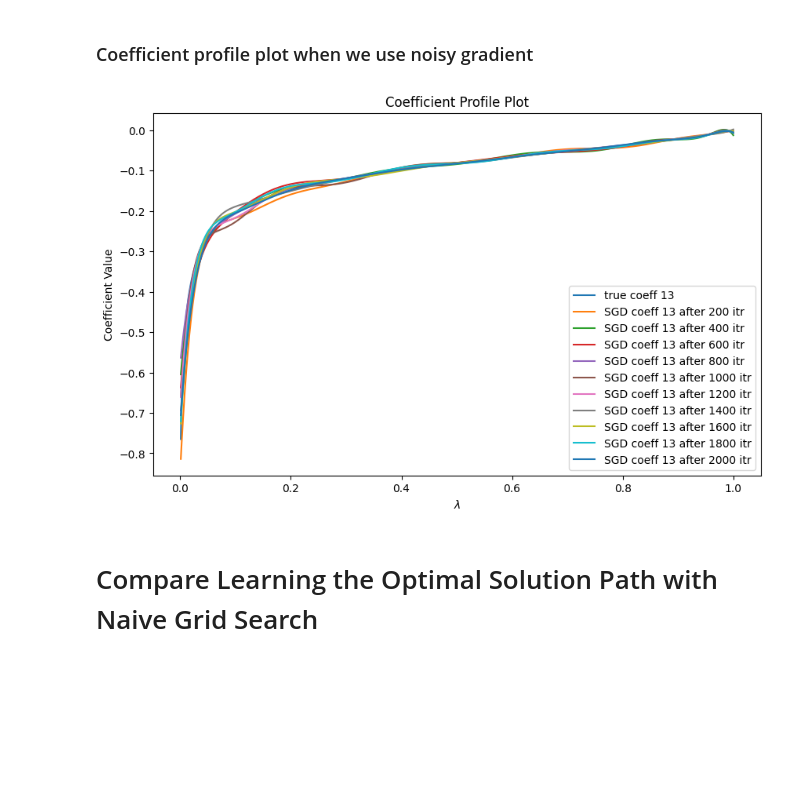
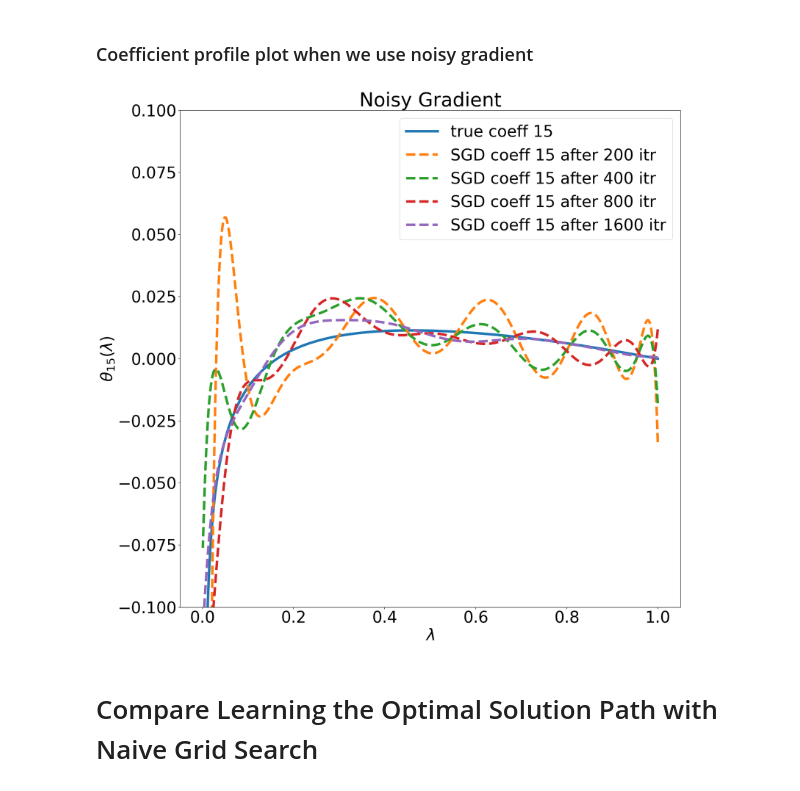
Before and after one commit to Cumberkid/Learning-the-Optimal-Solution-Path, a Jupyter notebook: Learning_the_Optimal_Solution_Path_vs_Naive_Grid_Search_using_PyTorch.ipynb, the cells around one changed output. Drawn from its saved outputs; the diff is of its cells as text; code cells hidden in the pictures; blank space fills up the shorter version.

```diff
--- a/Learning_the_Optimal_Solution_Path_vs_Naive_Grid_Search_using_PyTorch.ipynb
+++ b/Learning_the_Optimal_Solution_Path_vs_Naive_Grid_Search_using_PyTorch.ipynb
@@ -501,13 +684,14 @@ num_grid = 2**10
 delta_lam = (lam_max - lam_min)/num_grid
 lambdas = torch.arange(lam_max, lam_min, (-1)*delta_lam)
 # %%
-coeff_index = 13
+coeff_index = 15
 # %% [markdown]
 #### Coefficient plot when we use exact gradient.
 # %%
 # build the model
 basis_dim = 13
-epoch = 5000
+trace = 500
+epoch = trace * (2**3)
 lr = 0.5**6
 
 np.random.seed(8675309)
@@ -518,7 +702,8 @@ optimizer.zero_grad()
 thetas_SGD_history = []
 for t in range(epoch):
     SGD.train_SGD(GD_data_loader, model, criterion, optimizer)
-    if (t+1) % 500 == 0:
+    if (t+1) == trace:
+        trace = 2*trace
         thetas_SGD = []
         for lam in lambdas:
             thetas_SGD.append(model(lam).data.cpu().detach().numpy())
@@ -530,19 +715,21 @@ thetas_SGD.shape
 (1024, 31)
 # %%
 # Create a Matplotlib plot
-plt.figure(figsize=(10, 6))
-plt.plot(lambdas, true_thetas[:,coeff_index], label=f'true coeff {coeff_index}')
+plt.figure(figsize=(18, 18))
+plt.plot(lambdas, true_thetas[:,coeff_index], linewidth=5, label=f'true coeff {coeff_index}')
 
 for i in range(0, len(thetas_SGD_history)):
-    plt.plot(lambdas, thetas_SGD_history[i][:,coeff_index], label=f'SGD coeff {coeff_index} after {(i+1)*500} itr')
+    plt.plot(lambdas, thetas_SGD_history[i][:,coeff_index], '--', linewidth=5, label=f'SGD coeff {coeff_index} after {500*(2**i)} itr')
 
 
 # Set plot labels and title
 # plt.xscale('log')  # Log scale for the x-axis
 plt.xlabel('$\\lambda$')
-plt.ylabel('Coefficient Value')
-plt.title('Coefficient Profile Plot')
+plt.ylabel('$\\theta_{15}(\\lambda)$')
 
+plt.title('Exact Gradient')
+
+plt.ylim(-0.1, 0.1)
 # Add legend
 plt.legend()
 
@@ -555,7 +742,8 @@ plt.show()
 # %%
 # build the model
 basis_dim = 13
-epoch = 2000
+trace = 200
+epoch = trace * (2**3)
 alpha = 1
 
 np.random.seed(8675309)
@@ -570,7 +758,8 @@ for t in range(epoch):
     for param_group in optimizer.param_groups:
         param_group['lr'] = lr
     SGD.train_SGD(SGD_data_loader, model, criterion, optimizer)
-    if (t+1) % 200 == 0:
+    if (t+1) == trace:
+        trace = 2*trace
         thetas_SGD = []
         for lam in lambdas:
             thetas_SGD.append(model(lam).data.cpu().detach().numpy())
@@ -578,26 +767,27 @@ for t in range(epoch):
         thetas_SGD_history.append(thetas_SGD)
 # %%
 # Create a Matplotlib plot
-plt.figure(figsize=(10, 6))
-plt.plot(lambdas, true_thetas[:,coeff_index], label=f'true coeff {coeff_index}')
+plt.figure(figsize=(18, 18))
+plt.plot(lambdas, true_thetas[:,coeff_index], linewidth=5, label=f'true coeff {coeff_index}')
 
 for i in range(0, len(thetas_SGD_history)):
-    plt.plot(lambdas, thetas_SGD_history[i][:,coeff_index], label=f'SGD coeff {coeff_index} after {(i+1)*200} itr')
+    plt.plot(lambdas, thetas_SGD_history[i][:,coeff_index], '--', linewidth=5, label=f'SGD coeff {coeff_index} after {200*(2**i)} itr')
 
 
 # Set plot labels and title
 # plt.xscale('log')  # Log scale for the x-axis
 plt.xlabel('$\\lambda$')
-plt.ylabel('Coefficient Value')
-plt.title('Coefficient Profile Plot')
+plt.ylabel('$\\theta_{15}(\\lambda)$')
+plt.title('Noisy Gradient')
 
+plt.ylim(-0.1, 0.1)
 # Add legend
 plt.legend()
 
 # Show the plot
 plt.show()
 # %% [output]
-[figure, old version]
+[figure, new version]
 # %% [markdown]
 # Compare Learning the Optimal Solution Path with Naive Grid Search
 # %%
```
Also changed, not shown: parts of 85 cells of this notebook.
